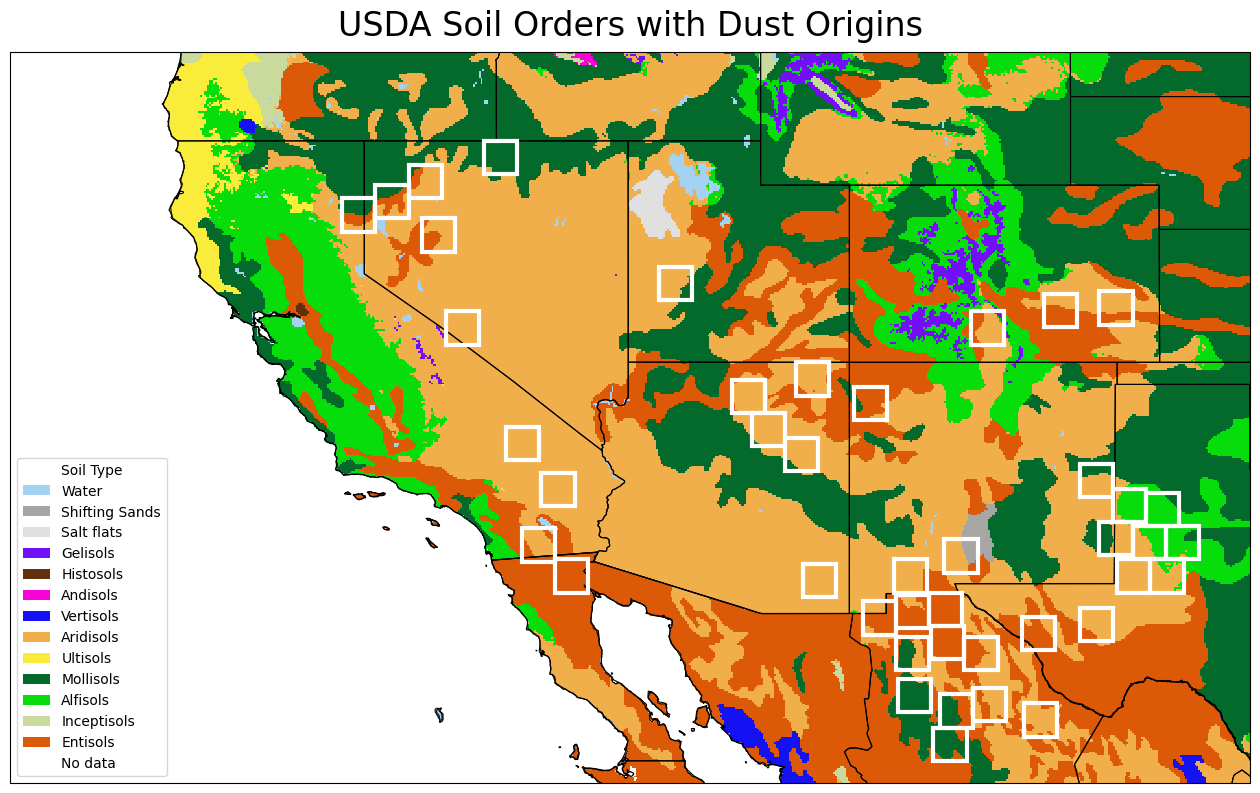
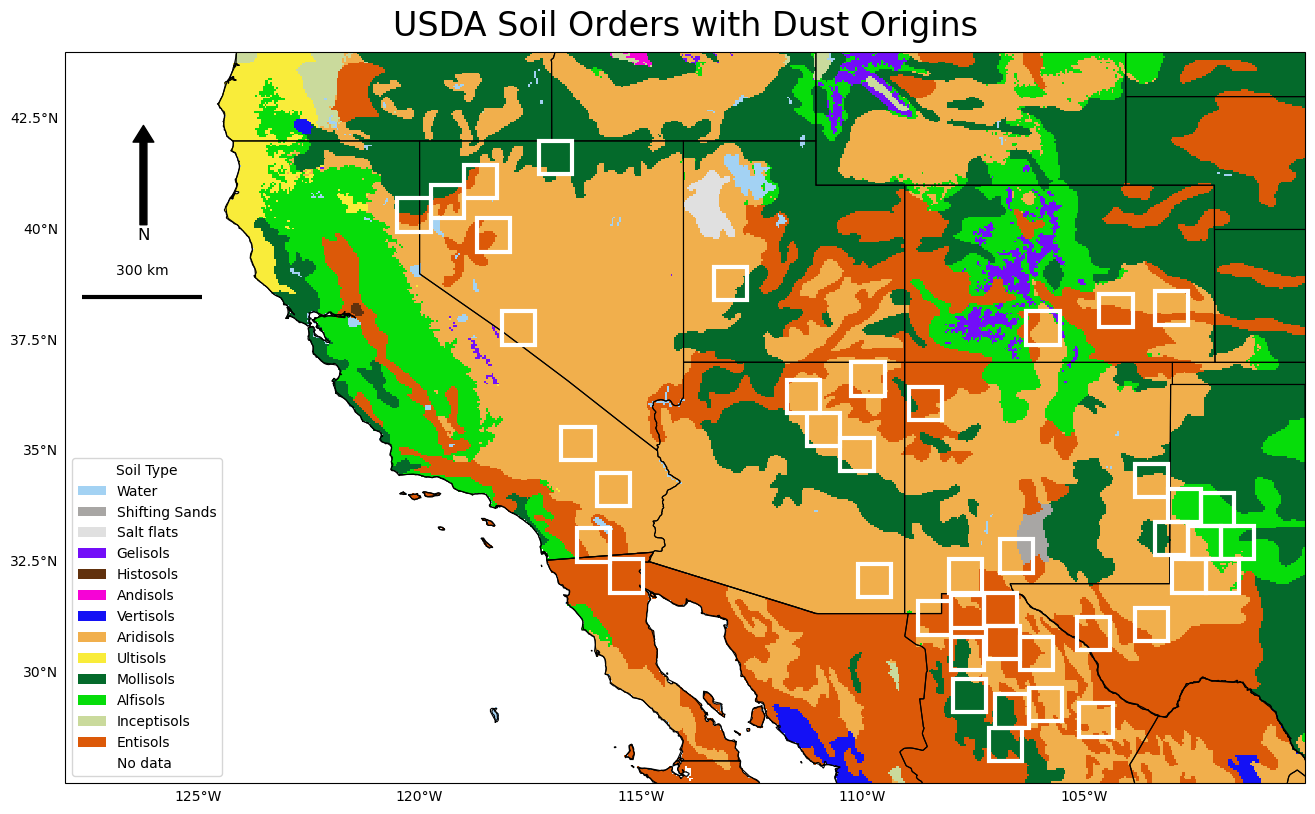
Code edit (unified diff) that turned the first committed figure into the second:
--- before
+++ after
@@ -12,4 +12,6 @@
 
 add_squares_to_plot(ax)
+add_north_arrow(ax)
+add_scale_bar(ax, location=(0.015, 0.7))
 
 all_states_provinces = cfeature.NaturalEarthFeature(category='cultural',
@@ -20,4 +22,7 @@
 min_lat, max_lat, min_lon, max_lon = common_functions._get_coords_for_region(location_name)
 ax.set_extent([min_lon, max_lon, min_lat, max_lat], crs=ccrs.PlateCarree())
+gl = ax.gridlines(draw_labels=True, linewidth=0, color='gray', alpha=0.7)
+gl.top_labels = False
+gl.right_labels = False
 
 ax.set_title("USDA Soil Orders with Dust Origins", fontsize=24, pad=12)

Commit: Adding north, scale, coordinates to maps